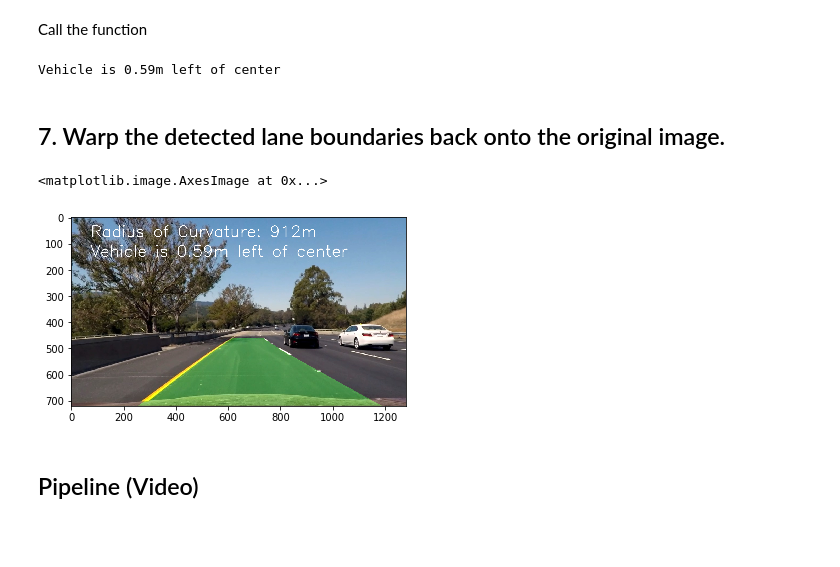
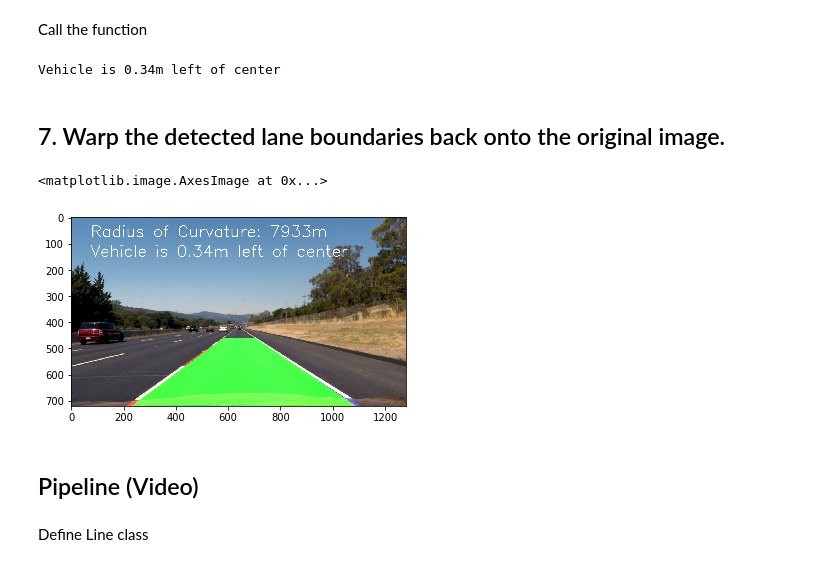
Before and after one commit to pablosaurasperez/CarND-Advanced-Lane-Lines, a Jupyter notebook: P4_AdvancedLaneFinding.ipynb, the cells around one changed output. Cells and saved outputs as stored; diff of their text form; code cells hidden in the pictures; blank space fills up the shorter version.

```diff
--- a/P4_AdvancedLaneFinding.ipynb
+++ b/P4_AdvancedLaneFinding.ipynb
@@ -102,7 +102,7 @@ ax2.set_title('Undistorted Image', fontsize=30)
 ## 2. Apply a distortion correction to raw images
 # %%
 # Test undistortion on an image
-img = cv2.imread('test_images/test6.jpg')
+img = cv2.imread('test_images/straight_lines2.jpg')
 img = cv2.cvtColor(img, cv2.COLOR_BGR2RGB)
 
 #Calculate distortion coefficients
@@ -374,8 +374,8 @@ def lane_boundary_sl_wi(binary_warped, histogram, nwindows, margin, minpix):
         win_xright_low = rightx_current - margin
         win_xright_high = rightx_current + margin
         # Draw the windows on the visualization image
-        cv2.rectangle(out_img,(win_xleft_low,win_y_low),(win_xleft_high,win_y_high),(0,255,0), 2)
-        cv2.rectangle(out_img,(win_xright_low,win_y_low),(win_xright_high,win_y_high),(0,255,0), 2)
+        cv2.rectangle(out_img,(win_xleft_low,win_y_low),(win_xleft_high,win_y_high),(0,255,0), 3)
+        cv2.rectangle(out_img,(win_xright_low,win_y_low),(win_xright_high,win_y_high),(0,255,0), 3)
         # Identify the nonzero pixels in x and y within the window
         good_left_inds = ((nonzeroy >= win_y_low) & (nonzeroy < win_y_high) & (nonzerox >= win_xleft_low) & (nonzerox < win_xleft_high)).nonzero()[0]
         good_right_inds = ((nonzeroy >= win_y_low) & (nonzeroy < win_y_high) & (nonzerox >= win_xright_low) & (nonzerox < win_xright_high)).nonzero()[0]
@@ -402,7 +402,12 @@ def lane_boundary_sl_wi(binary_warped, histogram, nwindows, margin, minpix):
     left_fit = np.polyfit(lefty, leftx, 2)
     right_fit = np.polyfit(righty, rightx, 2)
 
-    return left_lane_inds, left_fit, right_lane_inds, right_fit, nonzerox, nonzeroy
+    # Generate x and y values for plotting
+    ploty = np.linspace(0, binary_warped.shape[0], binary_warped.shape[0] )
+    left_fitx = left_fit[0]*ploty**2 + left_fit[1]*ploty + left_fit[2]
+    right_fitx = right_fit[0]*ploty**2 + right_fit[1]*ploty + right_fit[2]
+
+    return left_lane_inds, left_fit, right_lane_inds, right_fit, nonzerox, nonzeroy, ploty, left_fitx, right_fitx
 # %% [markdown]
 ### Call the function
 # %%
@@ -411,11 +416,11 @@ out_img = np.dstack((binary_warped, binary_warped, binary_warped))*255
 
 #Call the function
 nwindows = 9
-margin = 100
+margin = 75
 minpix = 50
 
 histogram = np.sum(binary_warped[binary_warped.shape[0]//2:,:], axis=0)
 plt.plot(histogram)
 
-left_lane_inds, left_fit, right_lane_inds, right_fit, nonzerox, nonzeroy = lane_boundary_sl_wi(binary_warped, histogram, nwindows, margin, minpix)
+left_lane_inds, left_fit, right_lane_inds, right_fit, nonzerox, nonzeroy, ploty, left_fitx, right_fitx = lane_boundary_sl_wi(binary_warped, histogram, nwindows, margin, minpix)
 # %% [output]
@@ -472,4 +441,0 @@ def next_window_lane_boundaries(binary_warped, left_fit, right_fit, margin):
-# %%
-#Call to the function
-margin = 100
-left_lane_inds, left_fitx, right_lane_inds, right_fitx, ploty = next_window_lane_boundaries(binary_warped, left_fit, right_fit, margin)
@@ -590,39 +525,44 @@ Call the function
 # %%
 offset_str = lateral_offset(binary_warped, left_fit_cr, right_fit_cr, xm_per_pix, ym_per_pix)
 # %% [output]
-Vehicle is 0.59m left of center
+Vehicle is 0.34m left of center
 # %% [markdown]
 ## 7. Warp the detected lane boundaries back onto the original image.
 # %%
 # Create an image to draw the lines on
 warp_zero = np.zeros_like(binary_warped).astype(np.uint8)
 color_warp = np.dstack((warp_zero, warp_zero, warp_zero))
+
 
 # Recast the x and y points into usable format for cv2.fillPoly()
 pts_left = np.array([np.transpose(np.vstack([left_fitx, ploty]))])
 pts_right = np.array([np.flipud(np.transpose(np.vstack([right_fitx, ploty])))])
 pts = np.hstack((pts_left, pts_right))
 
+cv2.fillPoly(color_warp, np.int_([pts]), (0,255, 0))
+cv2.polylines(color_warp, np.int32([pts_left]), isClosed=False, color=(255,0,0), thickness=15)
+cv2.polylines(color_warp, np.int32([pts_right]), isClosed=False, color=(0,0,255), thickness=15)
 
-cv2.fillPoly(color_warp, np.int_([pts]), (0,255, 0))
 
 # Warp the blank back to original image space using inverse perspective matrix (Minv)
 newwarp = cv2.warpPerspective(color_warp, perspective_Minv, (image.shape[1], image.shape[0]))
 # Combine the result with the original image
-result = cv2.addWeighted(undst, 1, newwarp, 0.3, 0)
+result = cv2.addWeighted(undst, 1, newwarp, 0.8, 0)
 font = cv2.FONT_HERSHEY_SIMPLEX
 cv2.putText(result,curv_str,(75, 75), font, 2,(255,255,255),2, cv2.LINE_AA)
 cv2.putText(result,offset_str,(75, 150), font, 2,(255,255,255),2, cv2.LINE_AA)
 plt.imshow(result)
 # %% [output]
 <matplotlib.image.AxesImage at 0x...>
-[figure, old version]
+[figure, new version]
 # %% [markdown]
 ## Pipeline (Video)
 # %%
 # Import everything needed to edit/save/watch video clips
 from moviepy.editor import VideoFileClip
 from IPython.display import HTML
+# %% [markdown]
+Define Line class
 # %%
 #Image
 #mtx --> Calibration Matrix
```
Also changed, not shown: parts of 16 cells of this notebook.
